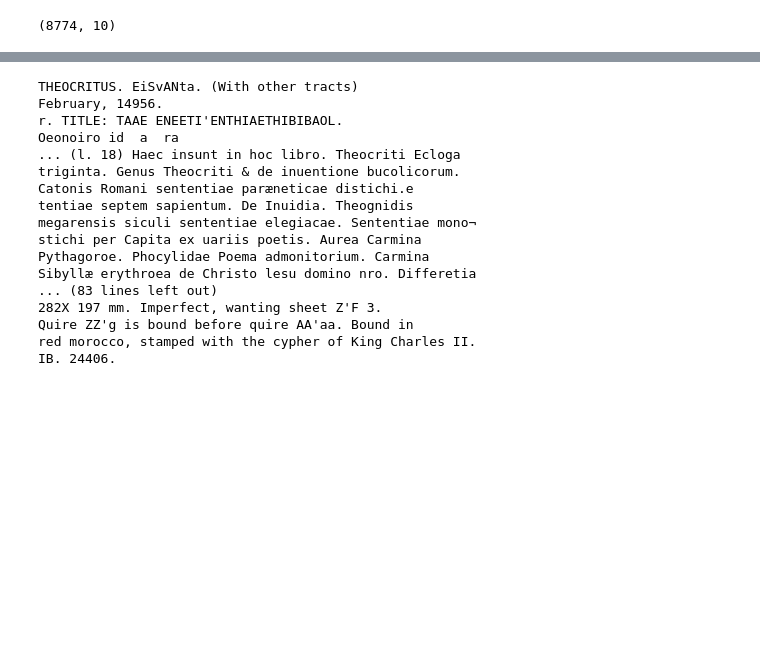
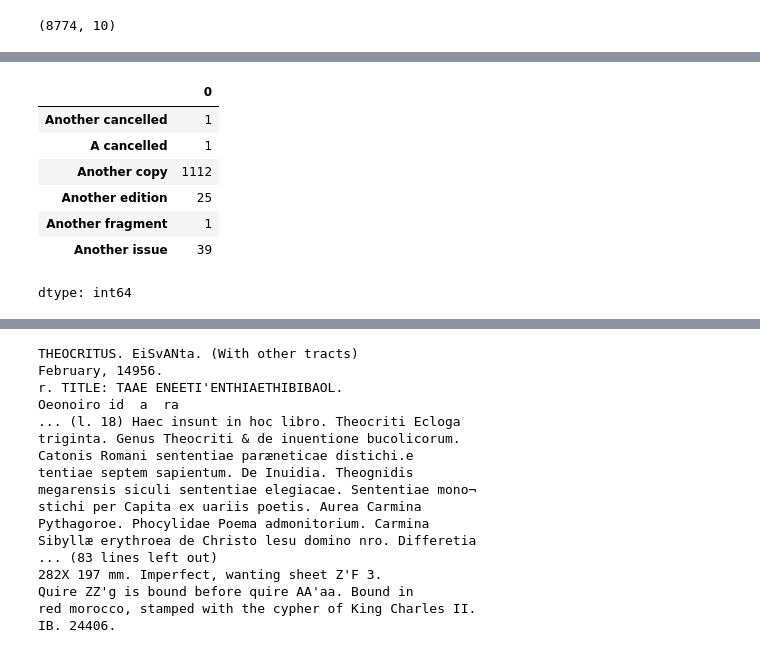
Before and after one commit to harrylloyd-bl/another-copy, a Jupyter notebook: notebooks/another_copy.ipynb, the cells around one changed output, grey strips where cells are left out. Drawn from its saved outputs; the diff is of its cells as text; code cells hidden in the pictures; blank space fills up the shorter version.

```diff
--- a/notebooks/another_copy.ipynb
+++ b/notebooks/another_copy.ipynb
@@ -17,0 +96,11 @@ entry_df["match"] = entry_df["entry_text"].apply(lambda x: copy_re.search(x))
+# %%
+pd.concat(entry_contains_variant, axis=1).sum()
+# %% [output]
+|  | 0 |
+| Another cancelled | 1 |
+| A cancelled | 1 |
+| Another copy | 1112 |
+| Another edition | 25 |
+| Another fragment | 1 |
+| Another issue | 39 |
+dtype: int64
```
Also changed, not shown: parts of 13 cells of this notebook.
